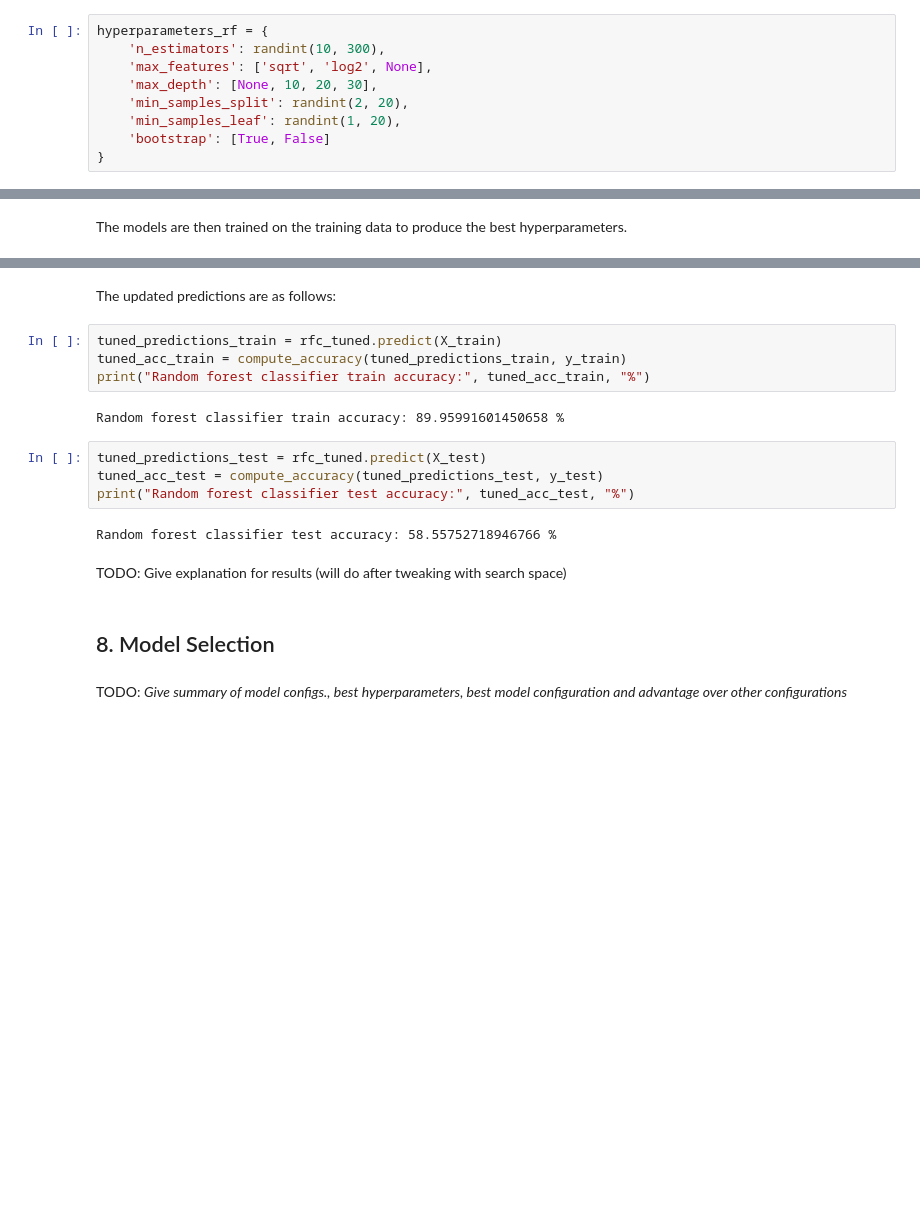
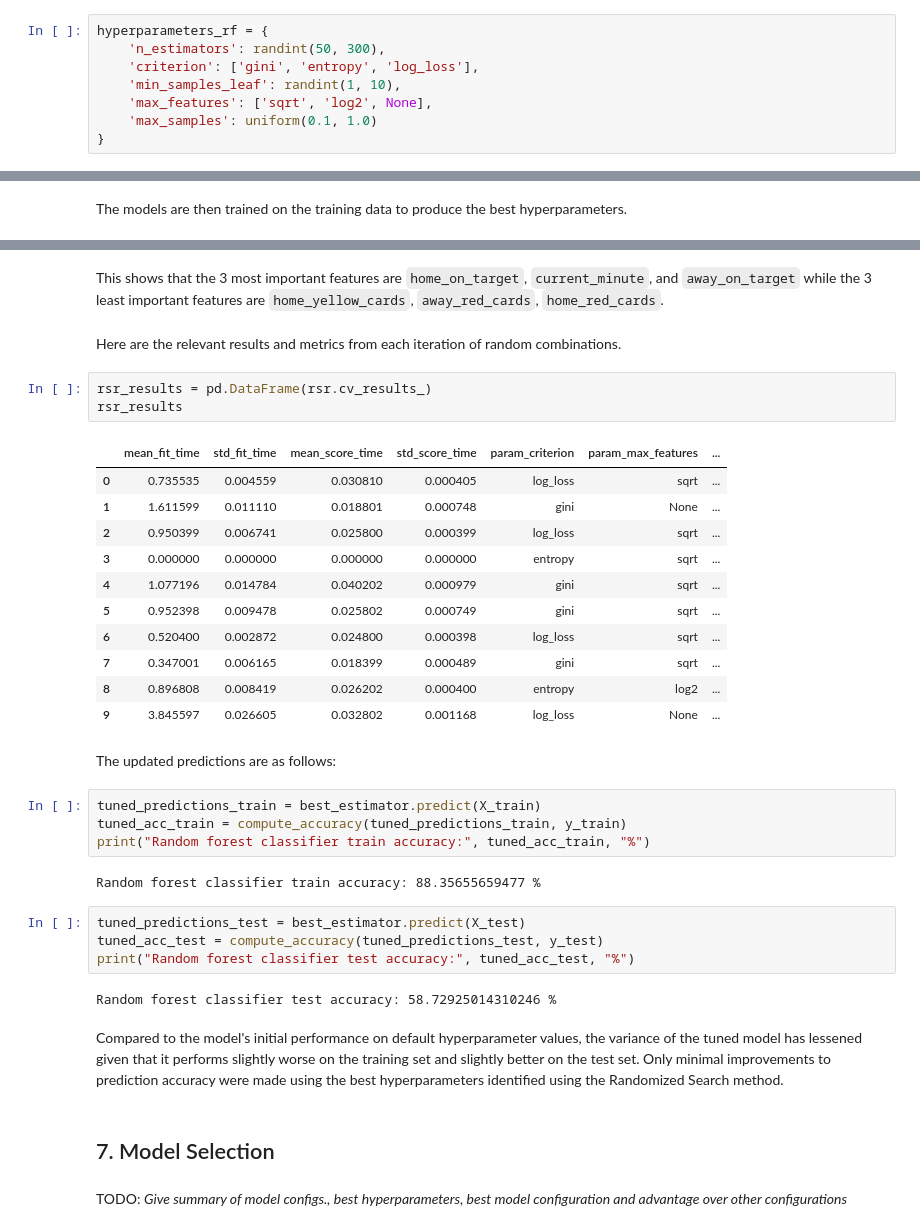
Before and after one commit to boofmax/STINTSY_MCO, a Jupyter notebook: STINTSY_MCO.ipynb, the cells around one changed output, grey strips where cells are left out. Drawn from its saved outputs; the diff is of its cells as text; blank space fills up the shorter version.

Commit message:
Added more explanations to Random Forest part

```diff
--- a/STINTSY_MCO.ipynb
+++ b/STINTSY_MCO.ipynb
@@ -503,11 +505,10 @@ The above accuracies show that the model performs very well on the training set
 We define the search space for hyperparameter tuning:
 # %%
 hyperparameters_rf = {
-    'n_estimators': randint(10, 300),
+    'n_estimators': randint(50, 300),
+    'criterion': ['gini', 'entropy', 'log_loss'],
+    'min_samples_leaf': randint(1, 10),
     'max_features': ['sqrt', 'log2', None],
-    'max_depth': [None, 10, 20, 30],
-    'min_samples_split': randint(2, 20),
-    'min_samples_leaf': randint(1, 20),
-    'bootstrap': [True, False]
+    'max_samples': uniform(0.1, 1.0)
 }
 # %% [markdown]
@@ -554,21 +583,40 @@ RandomForestClassifier(max_depth=30, max_features=None, min_samples_leaf=2,
+# %% [markdown]
+This shows that the 3 most important features are `home_on_target`, `current_minute`, and `away_on_target` while the 3 least important features are `home_yellow_cards`, `away_red_cards`, `home_red_cards`.
+# %% [markdown]
+Here are the relevant results and metrics from each iteration of random combinations.
+# %%
+rsr_results = pd.DataFrame(rsr.cv_results_)
+rsr_results
+# %% [output]
+|  | mean_fit_time | std_fit_time | mean_score_time | std_score_time | param_criterion | param_max_features | ... |
+| 0 | 0.735535 | 0.004559 | 0.030810 | 0.000405 | log_loss | sqrt | ... |
+| 1 | 1.611599 | 0.011110 | 0.018801 | 0.000748 | gini | None | ... |
+| 2 | 0.950399 | 0.006741 | 0.025800 | 0.000399 | log_loss | sqrt | ... |
+| 3 | 0.000000 | 0.000000 | 0.000000 | 0.000000 | entropy | sqrt | ... |
+| 4 | 1.077196 | 0.014784 | 0.040202 | 0.000979 | gini | sqrt | ... |
+| 5 | 0.952398 | 0.009478 | 0.025802 | 0.000749 | gini | sqrt | ... |
+| 6 | 0.520400 | 0.002872 | 0.024800 | 0.000398 | log_loss | sqrt | ... |
+| 7 | 0.347001 | 0.006165 | 0.018399 | 0.000489 | gini | sqrt | ... |
+| 8 | 0.896808 | 0.008419 | 0.026202 | 0.000400 | entropy | log2 | ... |
+| 9 | 3.845597 | 0.026605 | 0.032802 | 0.001168 | log_loss | None | ... |
 # %% [markdown]
 The updated predictions are as follows:
 # %%
-tuned_predictions_train = rfc_tuned.predict(X_train)
+tuned_predictions_train = best_estimator.predict(X_train)
 tuned_acc_train = compute_accuracy(tuned_predictions_train, y_train)
 print("Random forest classifier train accuracy:", tuned_acc_train, "%")
 # %% [output]
-Random forest classifier train accuracy: 89.95991601450658 %
+Random forest classifier train accuracy: 88.35655659477 %
 # %%
-tuned_predictions_test = rfc_tuned.predict(X_test)
+tuned_predictions_test = best_estimator.predict(X_test)
 tuned_acc_test = compute_accuracy(tuned_predictions_test, y_test)
 print("Random forest classifier test accuracy:", tuned_acc_test, "%")
 # %% [output]
-Random forest classifier test accuracy: 58.55752718946766 %
+Random forest classifier test accuracy: 58.72925014310246 %
 # %% [markdown]
-TODO: Give explanation for results (will do after tweaking with search space)
+Compared to the model's initial performance on default hyperparameter values, the variance of the tuned model has lessened given that it performs slightly worse on the training set and slightly better on the test set. Only minimal improvements to prediction accuracy were made using the best hyperparameters identified using the Randomized Search method.
 # %% [markdown]
-## 8. Model Selection
+## 7. Model Selection
 # %% [markdown]
 TODO: *Give summary of model configs., best hyperparameters, best model configuration and advantage over other configurations*
 # %% [markdown]
```
Also changed, not shown: parts of 15 cells of this notebook.
